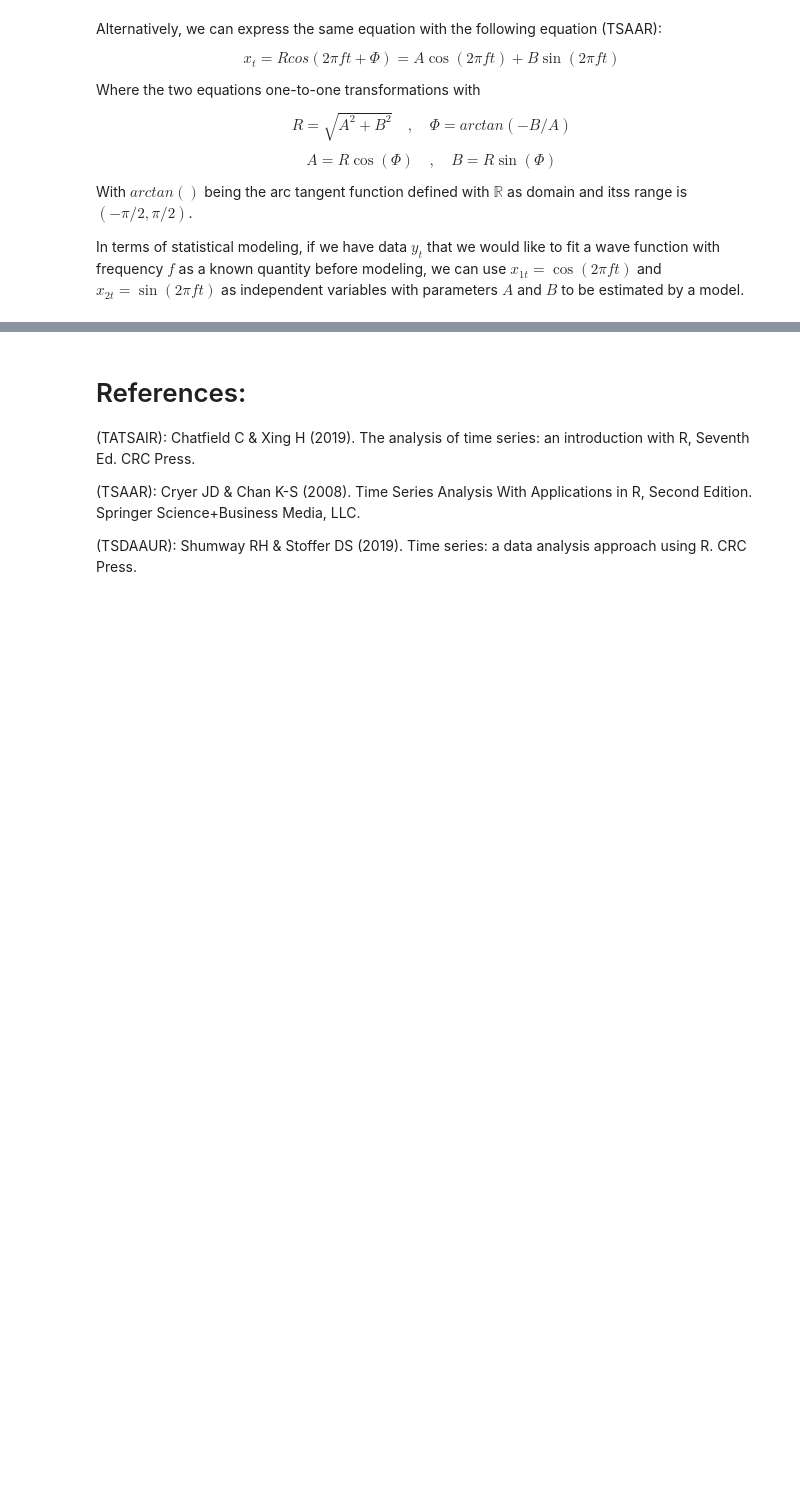
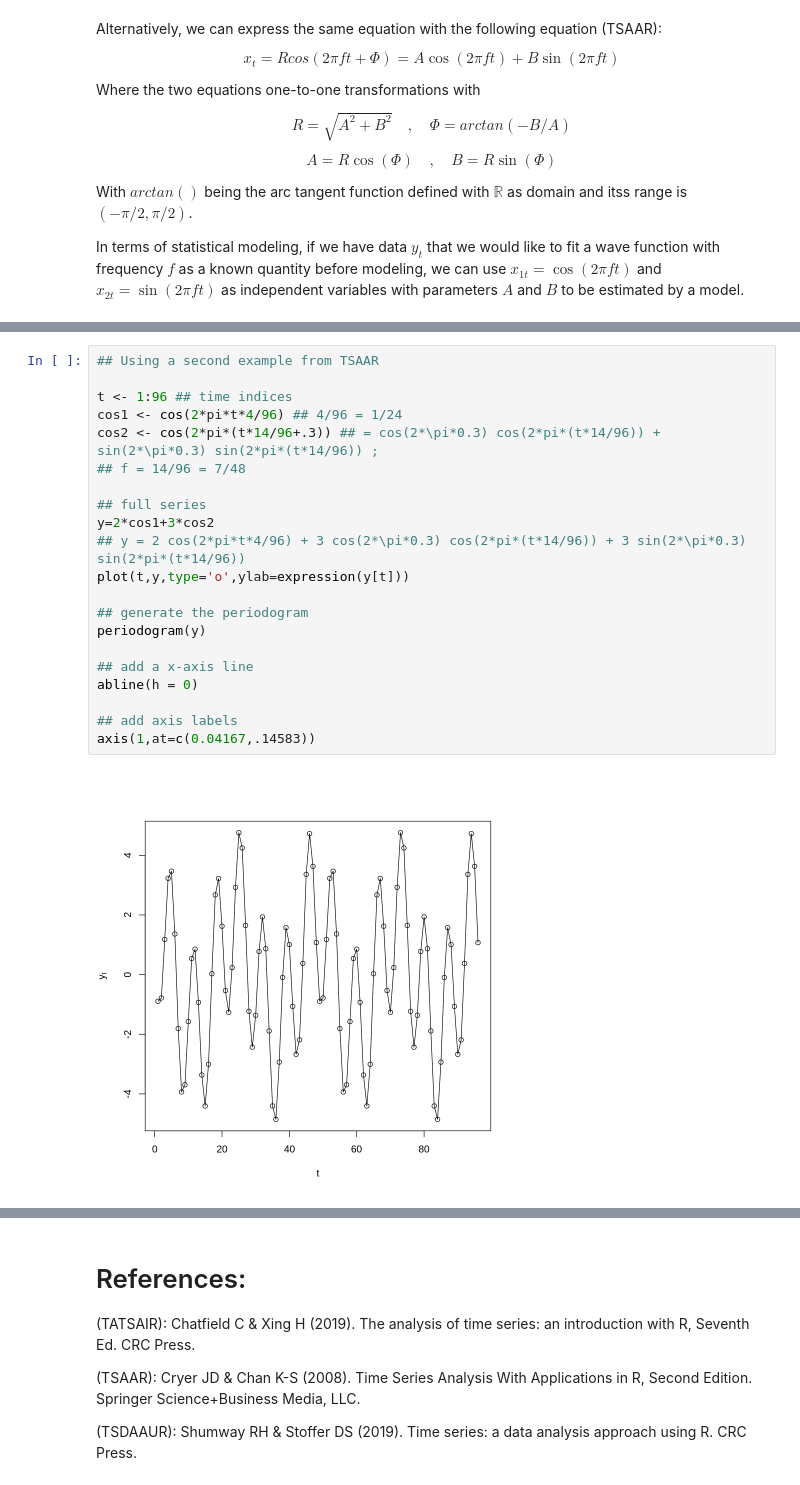
Before and after one commit to pacayton/Stat_268_Advanced_Time_Series_Analysis, a Jupyter notebook: Stat_268_Week_3_4_Freq_Domain_Spectral_Analysis.ipynb, the cells around one changed output, grey strips where cells are left out. Drawn from its saved outputs; the diff is of its cells as text; blank space fills up the shorter version.

```diff
--- a/Stat_268_Week_3_4_Freq_Domain_Spectral_Analysis.ipynb
+++ b/Stat_268_Week_3_4_Freq_Domain_Spectral_Analysis.ipynb
@@ -181,0 +256,23 @@ By the reexpression of the wave function into a pair of sin and cos functions fo
+# %%
+## Using a second example from TSAAR
+
+t <- 1:96 ## time indices
+cos1 <- cos(2*pi*t*4/96) ## 4/96 = 1/24
+cos2 <- cos(2*pi*(t*14/96+.3)) ## = cos(2*\pi*0.3) cos(2*pi*(t*14/96)) + sin(2*\pi*0.3) sin(2*pi*(t*14/96)) ;
+## f = 14/96 = 7/48
+
+## full series
+y=2*cos1+3*cos2
+## y = 2 cos(2*pi*t*4/96) + 3 cos(2*\pi*0.3) cos(2*pi*(t*14/96)) + 3 sin(2*\pi*0.3) sin(2*pi*(t*14/96))
+plot(t,y,type='o',ylab=expression(y[t]))
+
+## generate the periodogram
+periodogram(y)
+
+## add a x-axis line
+abline(h = 0)
+
+## add axis labels
+axis(1,at=c(0.04167,.14583))
+# %% [output]
+[figure, added]
```
Also changed, not shown: parts of 15 cells of this notebook.
